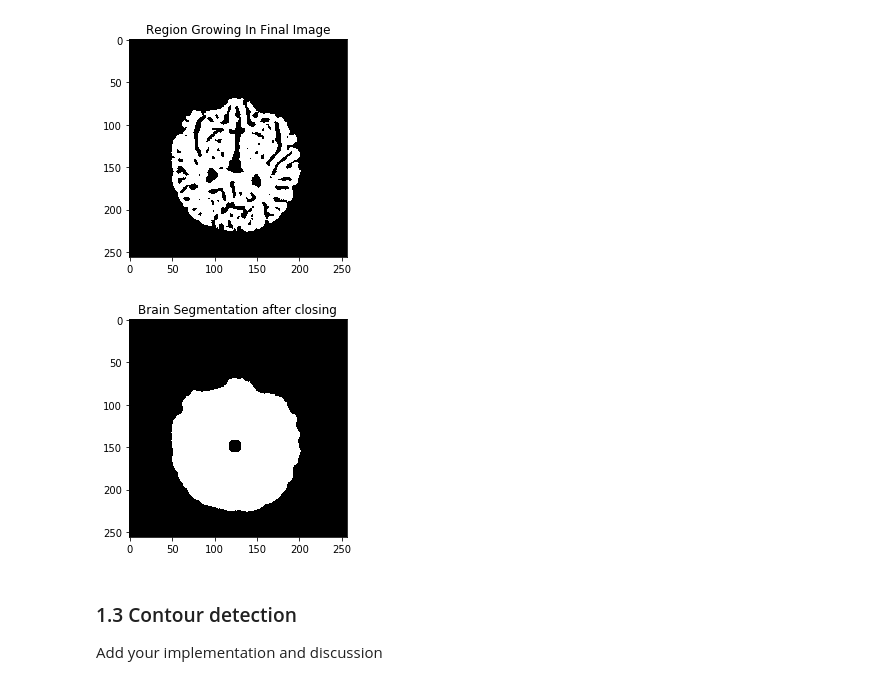
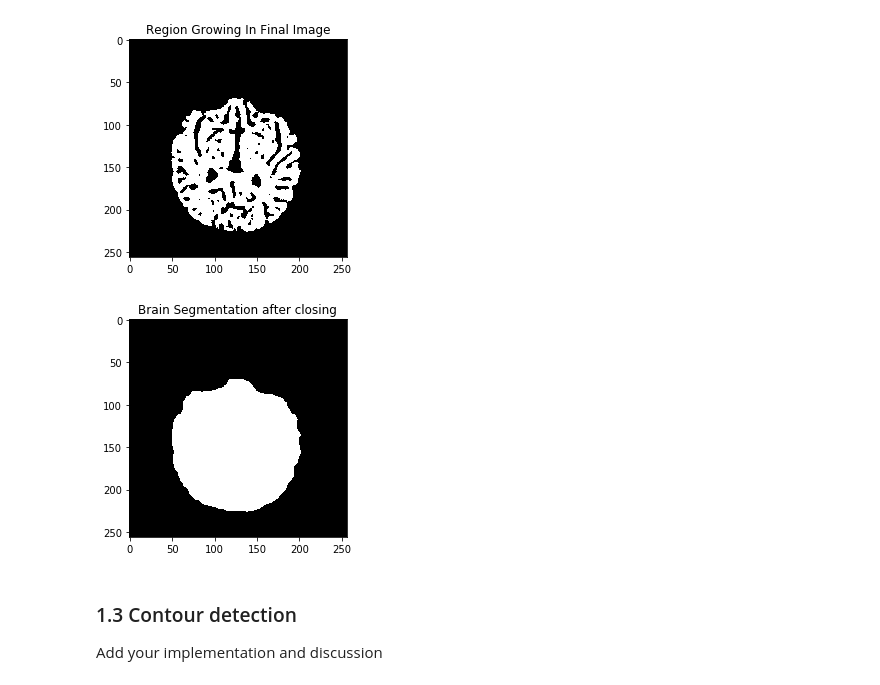
Before and after one commit to EGJ1996/Image-Processing, a Jupyter notebook: labs/lab_01_segmentation.ipynb, the cells around one changed output. Cells and saved outputs as stored; diff of their text form; code cells hidden in the pictures.

```diff
--- a/labs/lab_01_segmentation.ipynb
+++ b/labs/lab_01_segmentation.ipynb
@@ -138,11 +138,11 @@ plot(seg_img1,'Region Growing In Final Image')
 # %% [output]
 [figure]
 # %%
-kern = cv.getStructuringElement(cv.MORPH_ELLIPSE,(15,15))
+kern = cv.getStructuringElement(cv.MORPH_ELLIPSE,(18,18))
 brain_close = cv.morphologyEx(seg_img1,cv.MORPH_CLOSE,kern)
 plot(brain_close,'Brain Segmentation after closing')
 # %% [output]
-[figure, old version]
+[figure, new version]
 # %% [markdown]
 ### 1.3 Contour detection
 Add your implementation and discussion
```
Also changed, not shown: parts of 8 cells of this notebook.
